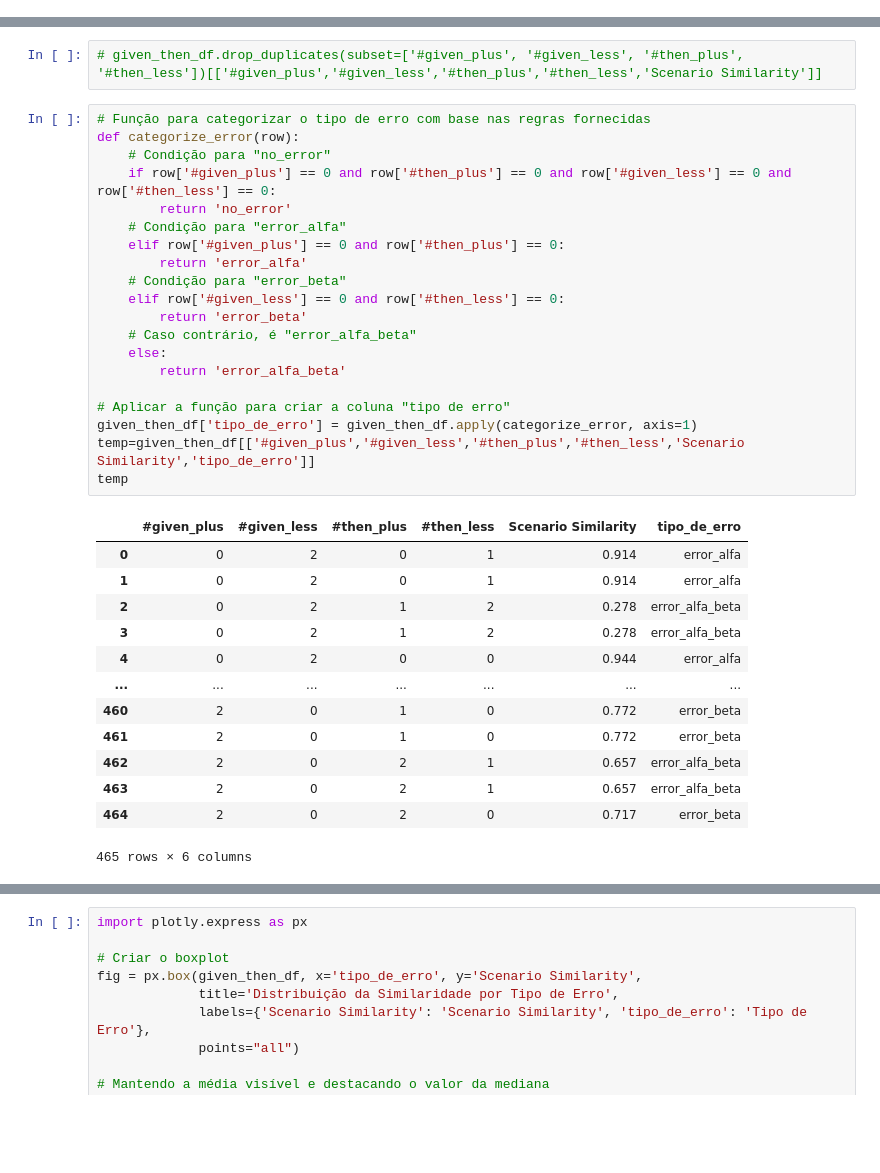
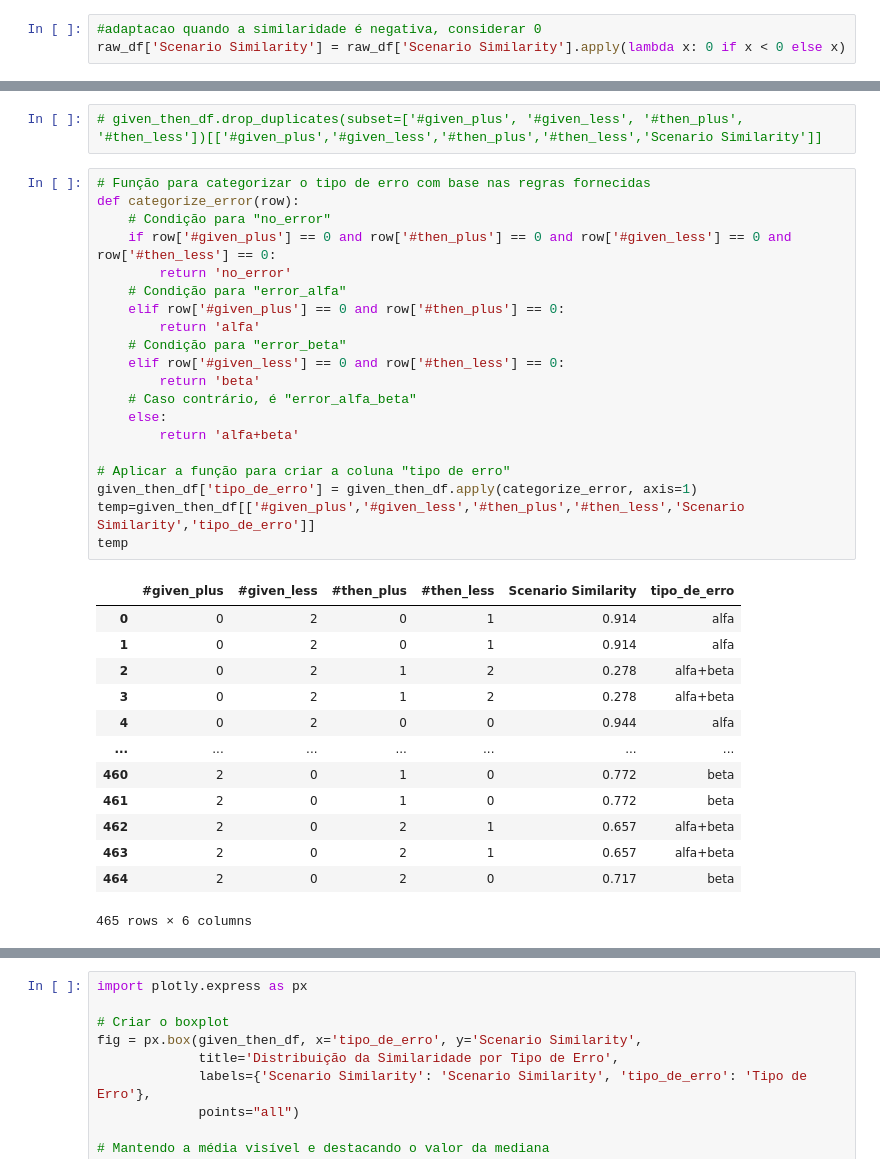
Before and after one commit to lucasvieira123/unexpected_scenario_handling_system, a Jupyter notebook: src/experiments/explorationRQ1.ipynb, the cells around one changed output, grey strips where cells are left out. Saved outputs shown, nothing was run; the diff lists cells and outputs as text; blank space fills up the shorter version.

```diff
--- a/src/experiments/explorationRQ1.ipynb
+++ b/src/experiments/explorationRQ1.ipynb
@@ -27,6 +27,9 @@ raw_df
 | 463 | Desired_464 | candidate | battery >= 10 AND satellite_count... | battery >= 10 AND satellite_count... | 0.375000 | ... |
 | 464 | Desired_465 | candidate | battery >= 10 AND satellite_count... | battery >= 10 AND satellite_count... | 0.375000 | ... |
 465 rows × 19 columns
+# %%
+#adaptacao quando a similaridade é negativa, considerar 0
+raw_df['Scenario Similarity'] = raw_df['Scenario Similarity'].apply(lambda x: 0 if x < 0 else x)
 # %%
 raw_df.columns
 # %% [output]
@@ -289,34 +292,34 @@ Com esse gráfico a gente conclui que é pior erros por falta do que por excesso
 # %%
 # Função para categorizar o tipo de erro com base nas regras fornecidas
 def categorize_error(row):
     # Condição para "no_error"
     if row['#given_plus'] == 0 and row['#then_plus'] == 0 and row['#given_less'] == 0 and row['#then_less'] == 0:
         return 'no_error'
     # Condição para "error_alfa"
     elif row['#given_plus'] == 0 and row['#then_plus'] == 0:
-        return 'error_alfa'
+        return 'alfa'
     # Condição para "error_beta"
     elif row['#given_less'] == 0 and row['#then_less'] == 0:
-        return 'error_beta'
+        return 'beta'
     # Caso contrário, é "error_alfa_beta"
     else:
-        return 'error_alfa_beta'
+        return 'alfa+beta'
 
 # Aplicar a função para criar a coluna "tipo de erro"
 given_then_df['tipo_de_erro'] = given_then_df.apply(categorize_error, axis=1)
 temp=given_then_df[['#given_plus','#given_less','#then_plus','#then_less','Scenario Similarity','tipo_de_erro']]
 temp
 # %% [output]
 |  | #given_plus | #given_less | #then_plus | #then_less | Scenario Similarity | tipo_de_erro |
-| 0 | 0 | 2 | 0 | 1 | 0.914 | error_alfa |
-| 1 | 0 | 2 | 0 | 1 | 0.914 | error_alfa |
-| 2 | 0 | 2 | 1 | 2 | 0.278 | error_alfa_beta |
-| 3 | 0 | 2 | 1 | 2 | 0.278 | error_alfa_beta |
-| 4 | 0 | 2 | 0 | 0 | 0.944 | error_alfa |
+| 0 | 0 | 2 | 0 | 1 | 0.914 | alfa |
+| 1 | 0 | 2 | 0 | 1 | 0.914 | alfa |
+| 2 | 0 | 2 | 1 | 2 | 0.278 | alfa+beta |
+| 3 | 0 | 2 | 1 | 2 | 0.278 | alfa+beta |
+| 4 | 0 | 2 | 0 | 0 | 0.944 | alfa |
 | ... | ... | ... | ... | ... | ... | ... |
-| 460 | 2 | 0 | 1 | 0 | 0.772 | error_beta |
-| 461 | 2 | 0 | 1 | 0 | 0.772 | error_beta |
-| 462 | 2 | 0 | 2 | 1 | 0.657 | error_alfa_beta |
-| 463 | 2 | 0 | 2 | 1 | 0.657 | error_alfa_beta |
-| 464 | 2 | 0 | 2 | 0 | 0.717 | error_beta |
+| 460 | 2 | 0 | 1 | 0 | 0.772 | beta |
+| 461 | 2 | 0 | 1 | 0 | 0.772 | beta |
+| 462 | 2 | 0 | 2 | 1 | 0.657 | alfa+beta |
+| 463 | 2 | 0 | 2 | 1 | 0.657 | alfa+beta |
+| 464 | 2 | 0 | 2 | 0 | 0.717 | beta |
 465 rows × 6 columns
```
Also changed, not shown: parts of 14 cells of this notebook, 13 other files.
